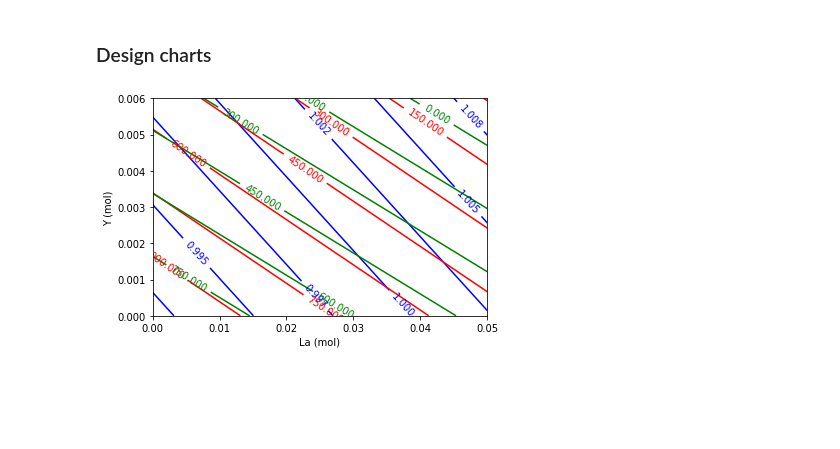
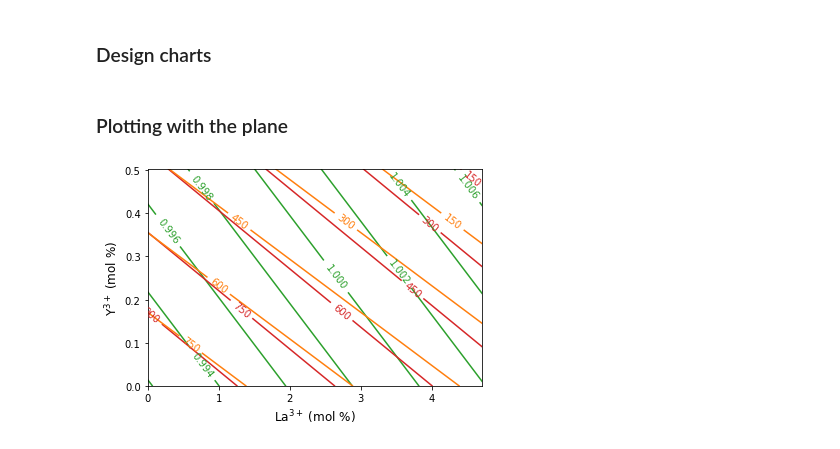
Before and after one commit to dskoda/smceramics, a Jupyter notebook: design_ternary.ipynb, the cells around one changed output. Saved outputs shown, nothing was run; the diff lists cells and outputs as text; code cells hidden in the pictures; blank space fills up the shorter version.

Commit message:
design plots and corrections for temperature

```diff
--- a/design_ternary.ipynb
+++ b/design_ternary.ipynb
@@ -89,6 +125,3 @@ for file in ['La_Y.csv']:
-# %%
-grid_x, grid_y = np.mgrid[0:0.05:100j, 0:0.006:100j]
-z = griddata((results['La'].values, results['Y'].values), results['B_lambda'].values, (grid_x, grid_y), method='linear')
 # %%
 def fit_plane(results, element1, element2, output):
     X = np.stack([results[element1], results[element2], np.ones_like(results[element2])], axis=1)
@@ -101,44 +144,57 @@ def fit_plane(results, element1, element2, output):
-# %%
-lambda_plane = fit_plane(results, 'La', 'Y', 'B_lambda')
-T_plane = fit_plane(results, 'La', 'Y', 'T')
-Ms_plane = fit_plane(results, 'La', 'Y', 'Ms')
 # %%
-L = lambda_plane(grid_x.reshape(-1), grid_y.reshape(-1)).reshape(grid_x.shape)
-T = T_plane(grid_x.reshape(-1), grid_y.reshape(-1)).reshape(grid_x.shape)
-Ms = Ms_plane(grid_x.reshape(-1), grid_y.reshape(-1)).reshape(grid_x.shape)
+def get_grid_planar_fit(results, element1, element2):
+    grid_x, grid_y = np.mgrid[0:results[element1].max():100j, 0:results[element2].max():100j]
+
+    lambda_plane = fit_plane(results, element1, element2, 'B_lambda')
+    T_plane = fit_plane(results, element1, element2, 'T')
+    Ms_plane = fit_plane(results, element1, element2, 'Ms')
+
+    L = lambda_plane(grid_x.reshape(-1), grid_y.reshape(-1)).reshape(grid_x.shape)
+    T = T_plane(grid_x.reshape(-1), grid_y.reshape(-1)).reshape(grid_x.shape)
+    Ms = Ms_plane(grid_x.reshape(-1), grid_y.reshape(-1)).reshape(grid_x.shape)
+
+    return grid_x, grid_y, (L, T, Ms)
+# %% [markdown]
+### Plotting with the plane
 # %%
 fig, ax = plt.subplots()
+
+element1, element2 = 'La', 'Y'
+results = get_results_from_file('La_Y.csv')
+grid_x, grid_y, (L, T, Ms) = get_grid_planar_fit(results, element1, element2)
+
+grid_x *= 100
+grid_y *= 100
 
 CS = ax.contour(
     grid_x, grid_y, L,
     extent=(grid_x.min(), grid_x.max(), grid_y.min(), grid_y.max()),
-    colors='blue',
-    label=r'$\lambda_2$'
+    colors=COLOR_LABEL['B_lambda'],
 )
 
 ax.clabel(CS, CS.levels, inline=True, fontsize=10)
 
 CS2 = ax.contour(
     grid_x, grid_y, T,
     extent=(grid_x.min(), grid_x.max(), grid_y.min(), grid_y.max()),
-    colors='red',
+    colors=COLOR_LABEL['T'],
 )
-ax.clabel(CS2, CS2.levels, inline=True, fontsize=10)
+ax.clabel(CS2, CS2.levels, fmt='%1.0f', inline=True, fontsize=10)
 
 CS3 = ax.contour(
     grid_x, grid_y, Ms,
     extent=(grid_x.min(), grid_x.max(), grid_y.min(), grid_y.max()),
-    colors='green',
+    colors=COLOR_LABEL['Ms'],
 )
-ax.clabel(CS3, CS3.levels, inline=True, fontsize=10)
+ax.clabel(CS3, CS3.levels, fmt='%1.0f', inline=True, fontsize=10)
 
 # set the limits of the plot to the limits of the data
 ax.axis([grid_x.min(), grid_x.max(), grid_y.min(), grid_y.max()])
 
-ax.set_xlabel('La (mol)')
-ax.set_ylabel('Y (mol)')
+ax.set_xlabel('%s (mol %%)' % ELEMENT_STR[element1], fontsize=12)
+ax.set_ylabel('%s (mol %%)' % ELEMENT_STR[element2], fontsize=12)
 
 # ax.legend()
 plt.show()
 # %% [output]
-[figure, old version]
+[figure, new version]
```
Also changed, not shown: parts of 6 cells of this notebook, 2 other files.
